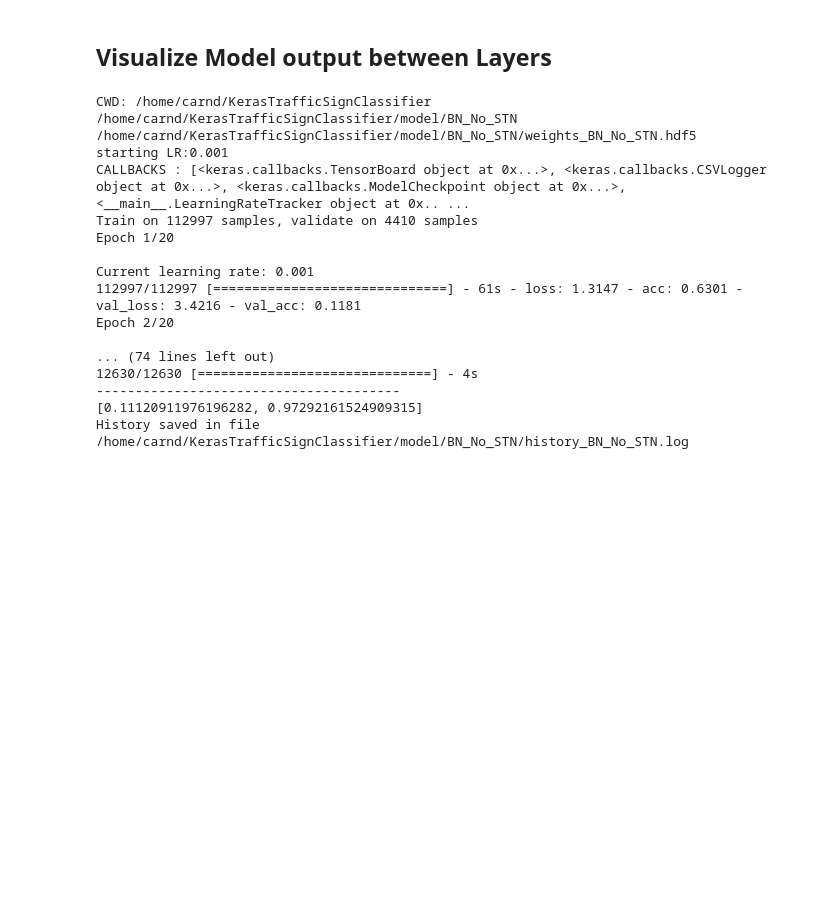
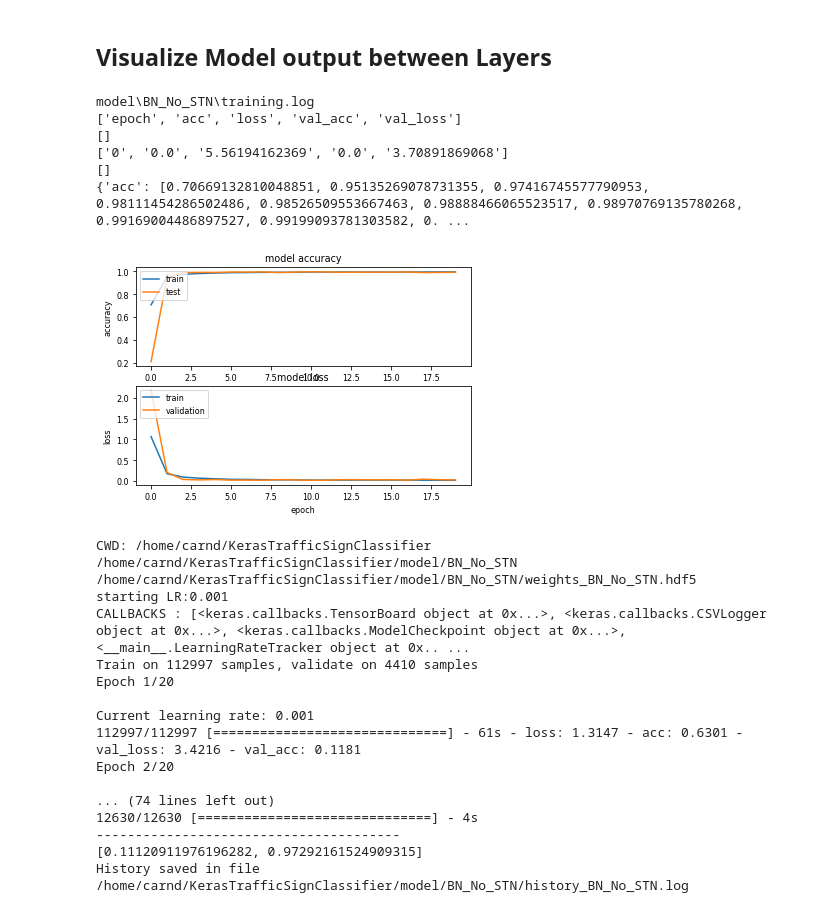
Before and after one commit to saritanavuluru/ML, a Jupyter notebook: capstone/KerasGTSB/Explore.ipynb, the cells around one changed output. Drawn from its saved outputs; the diff is of its cells as text; code cells hidden in the pictures; blank space fills up the shorter version.

```diff
--- a/capstone/KerasGTSB/Explore.ipynb
+++ b/capstone/KerasGTSB/Explore.ipynb
@@ -589,5 +613,50 @@ def train_model_(model,label,flag_earlystop=True,flag_reduceLR=True, flag_lrsche
 # %% [markdown]
 ## Visualize Model output between Layers
+# %%
+import csv
+
+label = "BN_No_STN"
+suffix = '.log'
+no_stn_his_f = os.path.join(params.model_dir,label,'training.log')
+print(no_stn_his_f)
+
+#file = open(no_stn_his_f,'rb')
+with open(no_stn_his_f, "r") as f:
+    reader = csv.reader(f)
+    for row in reader:
+        print(row)
+#model_history = pickle.load(file)
+#file.close()
+
+print(model_history)
+
+plt.figure(1)
+plt.subplot(211)
+plt.plot(model_history['acc'])
+plt.plot(model_history['val_acc'])
+plt.title('model accuracy')
+plt.ylabel('accuracy')
+plt.xlabel('epoch')
+plt.legend(['train', 'test'], loc='upper left')
+
+ # summarize history for loss
+
+plt.subplot(212)
+plt.plot(model_history['loss'])
+plt.plot(model_history['val_loss'])
+plt.title('model loss')
+plt.ylabel('loss')
+plt.xlabel('epoch')
+plt.legend(['train', 'validation'], loc='upper left')
+plt.show()
+# %% [output]
+model\BN_No_STN\training.log
+['epoch', 'acc', 'loss', 'val_acc', 'val_loss']
+[]
+['0', '0.0', '5.56194162369', '0.0', '3.70891869068']
+[]
+{'acc': [0.70669132810048851, 0.95135269078731355, 0.97416745577790953, 0.98111454286502486, 0.98526509553667463, 0.98888466065523517, 0.98970769135780268, 0.99169004486897527, 0.99199093781303582, 0. ...
+[figure, added]
 # %%
 model = Models.deep_cnn_model(flag_BN=True,flag_STN=False)
 history,evaluate= train_model_(model,"BN_No_STN",flag_earlystop=False,flag_reduceLR=False, flag_lrsched=False,flag_tensorboard=True)
```
Also changed, not shown: parts of 26 cells of this notebook.
